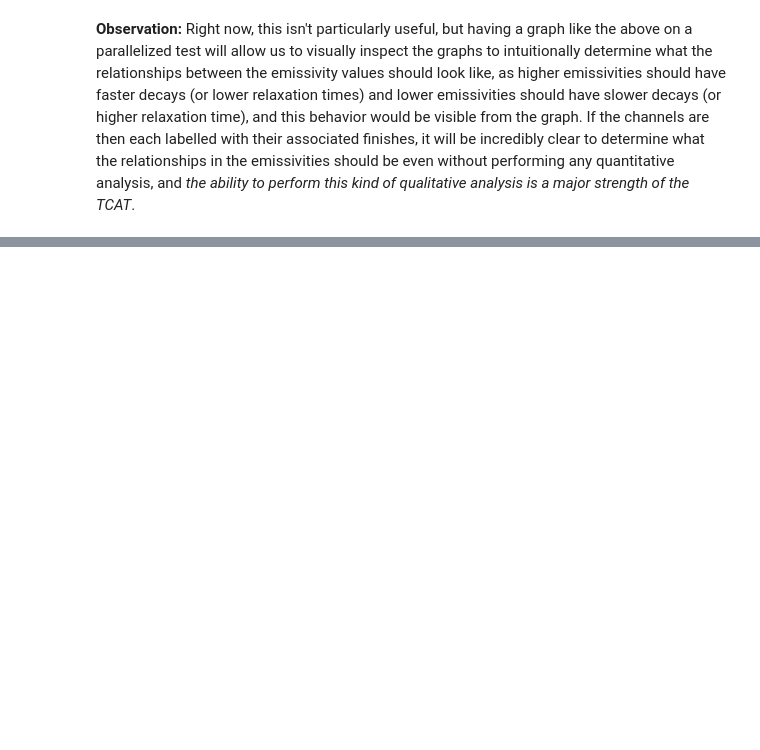
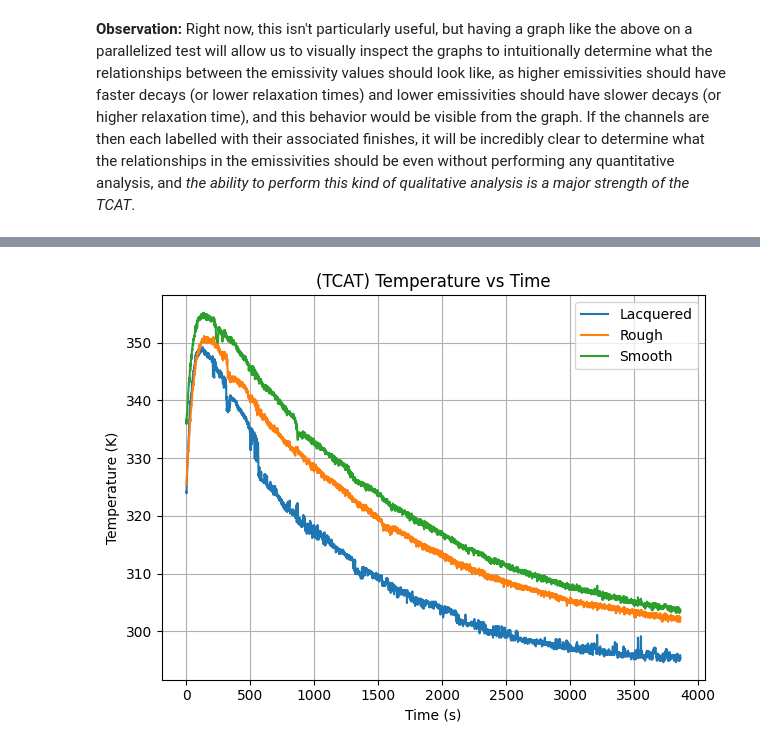
Before and after one commit to mufaro3/physics-229, a Jupyter notebook: Experiment 1 - Cooling.ipynb, the cells around one changed output, grey strips where cells are left out. Cells and saved outputs as stored; diff of their text form; code cells hidden in the pictures; blank space fills up the shorter version.

```diff
--- a/Experiment 1 - Cooling.ipynb
+++ b/Experiment 1 - Cooling.ipynb
@@ -736,0 +785,5 @@ plot_max6675_datasets(example_cooling_data)
+# %%
+round_1_dataset = load_max6675_csv_to_dataset('./final_data/round_1.csv')
+plot_max6675_datasets(round_1_dataset, labels=['Lacquered', 'Rough', 'Smooth'])
+# %% [output]
+[figure, added]
```
Also changed, not shown: parts of 52 cells of this notebook, 6 other files.
